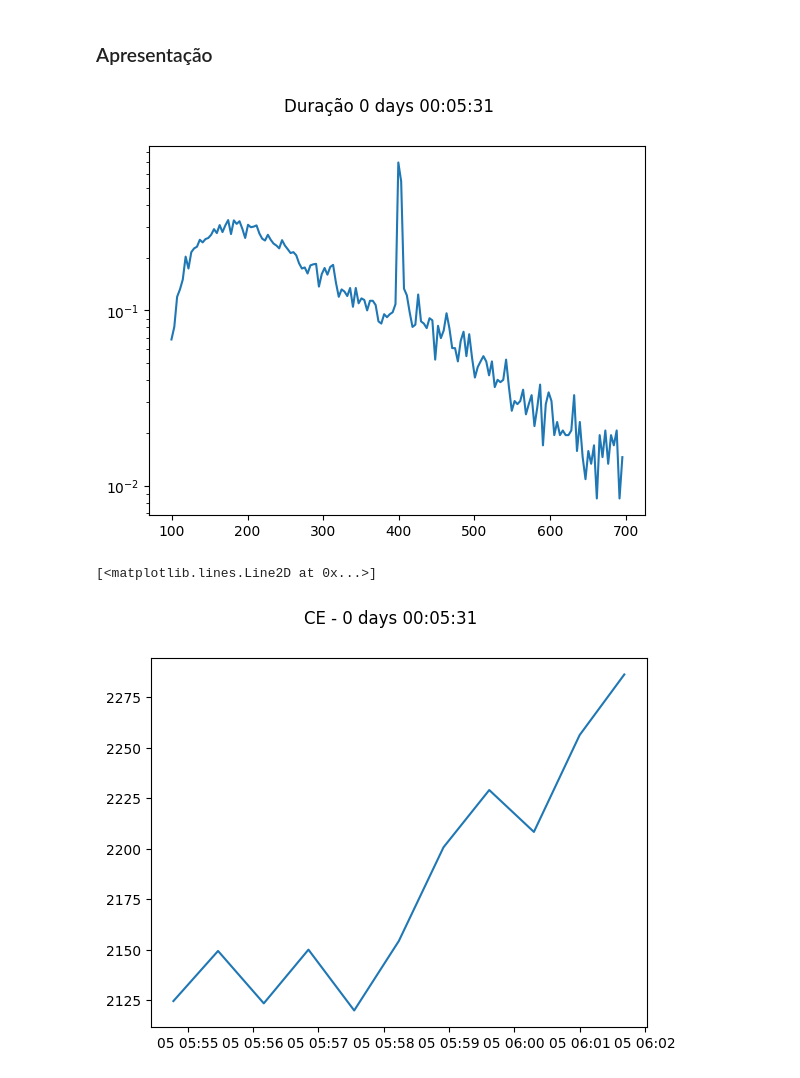
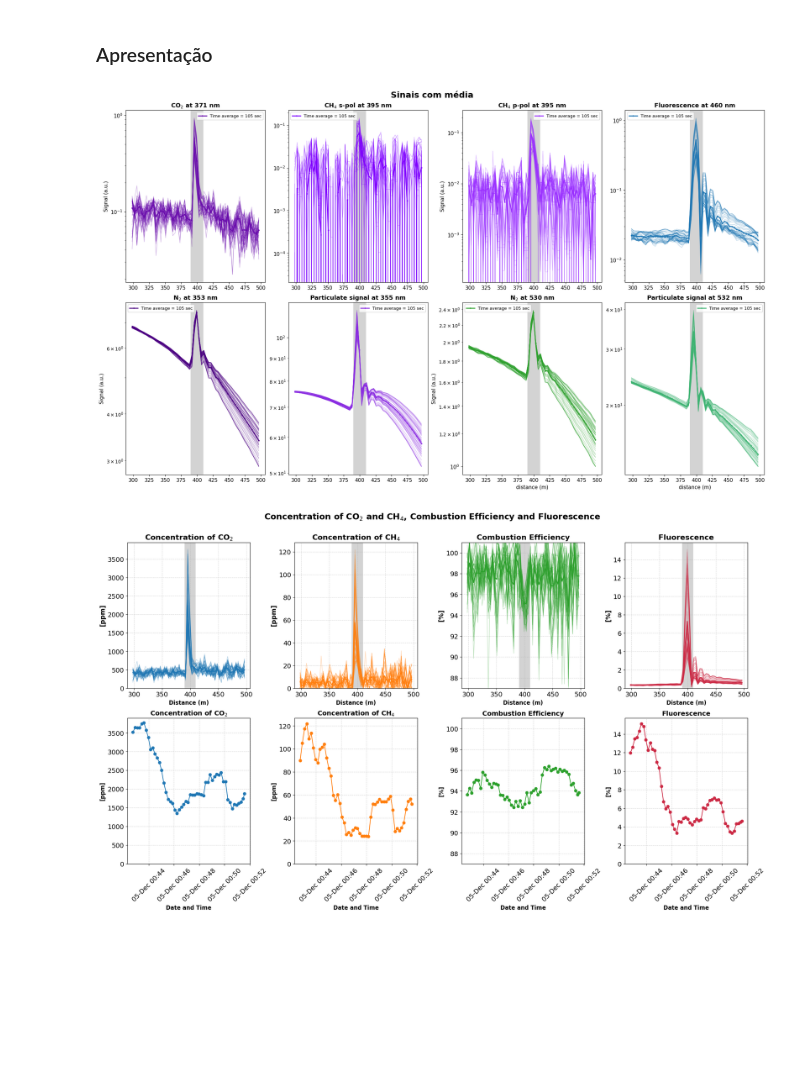
Before and after one commit to JairoRotava/lifa, a Jupyter notebook: notebooks/test_fames_processing.ipynb, the cells around one changed output. Saved outputs shown, nothing was run; the diff lists cells and outputs as text; code cells hidden in the pictures; blank space fills up the shorter version.

Commit message:
Plot de sinais e mixing

```diff
--- a/notebooks/test_fames_processing.ipynb
+++ b/notebooks/test_fames_processing.ipynb
@@ -7,5 +11,9 @@ import glob
 # %%
 # Gera lista de arquivos a serem processados. Arquivos precisam estar ordenados
 files = sorted(glob.glob(r'.\sample_data\20241204_CEPEMA_FLARE_acima da chama_p=23\a???????.??????'))
+files = sorted(glob.glob(r'd:\FAMES\Medidas\Medidas CEPEMA\20241204-Alex e Jairo\Meio chama p=23mm bom pra caralho\a???????.??????'))
+files = sorted(glob.glob(r'd:\FAMES\Medidas\Medidas CEPEMA\20241204-Alex e Jairo\Topo chama p-23mm\a???????.??????'))
+files = sorted(glob.glob(r'd:\FAMES\Medidas\Medidas CEPEMA\20241204-Alex e Jairo\Acima flare fast\a???????.??????'))
+files = sorted(glob.glob(r'd:\FAMES\Medidas\CEPEMA-setembro2025-20250917T201022Z-1-001\CEPEMA-setembro2025\20250912 GRID\a???????.??????'))
 files
 # %% [output]
@@ -32,6 +39,8 @@ files
 # %%
 # Configuração do processamento
 config = {
+    'zenith_angle': 12,
+    'elevation': 0,
     'cross_talk_355_353': 160,
     'ch4_cal': 4000,
     'co2_cal': 26000,
@@ -40,23 +49,28 @@ config = {
     'z_ref_idx': 96,
     'z_flare_idx': 106,
     'dead_time': 1/240,
-    'background_min_idx': 12000,
-    'background_max_idx' : 15000,
-    'z_min_flare': 100,
-    'z_max_flare': 700,
+    'background_min_idx': 4000, #index min para regiao de background ~12000
+    'background_max_idx' : 4900, #index max para regiao considerada background ~15000
+    'z_min_flare': 300,
+    'z_max_flare': 500,
+    'flare_roi': 10,
+    'flare_pos': 400,
     'n2_raman': {'channel':'00353.o_an', 'bin_shift':0, 'lambda': 323},
     'rayleigh': {'channel':'00355.o_an', 'bin_shift':0, 'lambda': 355},
-    'co2_raman': {'channel':'00371.o_ph', 'bin_shift':4, 'lambda': 371},
-    'ch4_raman_s': {'channel':'00395.s_ph', 'bin_shift':4, 'lambda': 395},
-    'ch4_raman_p': {'channel':'00395.p_ph', 'bin_shift':4, 'lambda': 395},
+    'co2_raman': {'channel':'00371.o_ph', 'bin_shift':3, 'lambda': 371},
+    'ch4_raman_s': {'channel':'00395.s_ph', 'bin_shift':3, 'lambda': 395},
+    'ch4_raman_p': {'channel':'00395.p_ph', 'bin_shift':3, 'lambda': 395},
     'fluorescence': {'channel':'00460.o_an', 'bin_shift':1, 'lambda': 460},
+    'n2_raman_b': {'channel':'00530.o_an', 'bin_shift':0, 'lambda': 530},
+    'rayleigh_b': {'channel':'00532.o_an', 'bin_shift':0, 'lambda': 532},
 }
 # %% [markdown]
 ### Processamento
 # %%
 # Junta arquivos em grupos e processa. Saida é um Dataframe pandas
 step = 1    # Passo para grupos de média
-size = 8    # Numero de arquivos sequencias para media
+size = 2   # Numero de arquivos sequencias para media
+reload(em)
 output = em.emissions_group(files, config=config, step=step, size=size)
 output
 # %% [output]
@@ -76,14 +78,13 @@ output
 # %% [markdown]
 ### Apresentação
-# %%
-plt.suptitle('Duração {}'.format(output['duration'][0]))
-plt.plot(output['z_trace'][0],output['co2_raman_trace'][0])
-plt.yscale('log')
-# %% [output]
-[figure, removed]
-# %%
-plt.suptitle('CE - {}'.format(output['duration'][0]))
-plt.plot(output['start_time'],output['co2'])
-# %% [output]
-[<matplotlib.lines.Line2D at 0x...>]
-[figure, removed]
+# %%
+import fames_reports as fames
+reload(fames)
+
+fig = fames.plot_signals(output)
+plt.show()
+fig_mix = fames.plot_emissions(output)
+plt.show()
+# %% [output]
+[figure, added]
+[figure, added]
```
Also changed, not shown: parts of 3 cells of this notebook, 7 other files.
